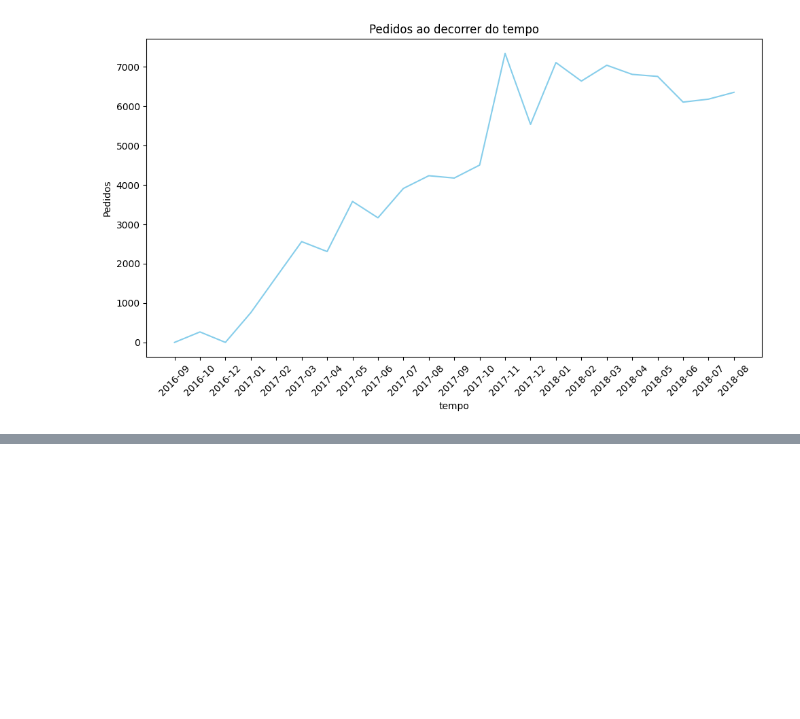
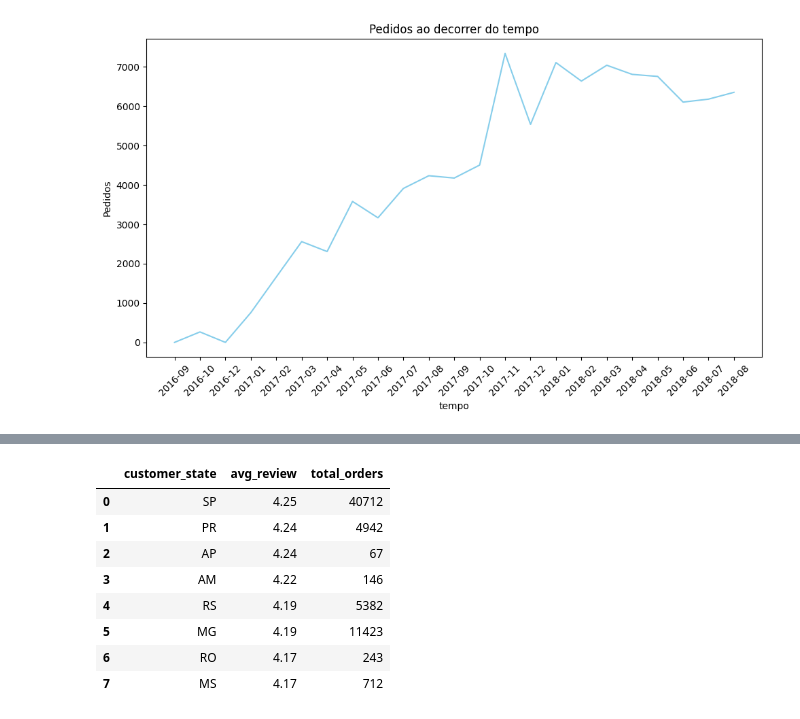
Before and after one commit to th900/projeto-de-engenharia-de-dados-olist, a Jupyter notebook: E_COMMERCE.ipynb, the cells around one changed output, grey strips where cells are left out. Saved outputs shown, nothing was run; the diff lists cells and outputs as text; code cells hidden in the pictures; blank space fills up the shorter version.

```diff
--- a/E_COMMERCE.ipynb
+++ b/E_COMMERCE.ipynb
@@ -553,0 +596,28 @@ plt.show()
+# %%
+## 7.3 - Estados acima da média nacional de satisfação
+
+query = """
+SELECT
+    customer_state,
+    ROUND(AVG(review_score), 2) AS avg_review,
+    COUNT(order_id)             AS total_orders
+FROM curated
+GROUP BY customer_state
+HAVING AVG(review_score) > (
+    SELECT AVG(review_score) FROM curated
+)
+ORDER BY avg_review DESC
+"""
+
+df_above_avg = con.execute(query).df()
+df_above_avg
+# %% [output]
+|  | customer_state | avg_review | total_orders |
+| 0 | SP | 4.25 | 40712 |
+| 1 | PR | 4.24 | 4942 |
+| 2 | AP | 4.24 | 67 |
+| 3 | AM | 4.22 | 146 |
+| 4 | RS | 4.19 | 5382 |
+| 5 | MG | 4.19 | 11423 |
+| 6 | RO | 4.17 | 243 |
+| 7 | MS | 4.17 | 712 |
```
Also changed, not shown: parts of 12 cells of this notebook.
